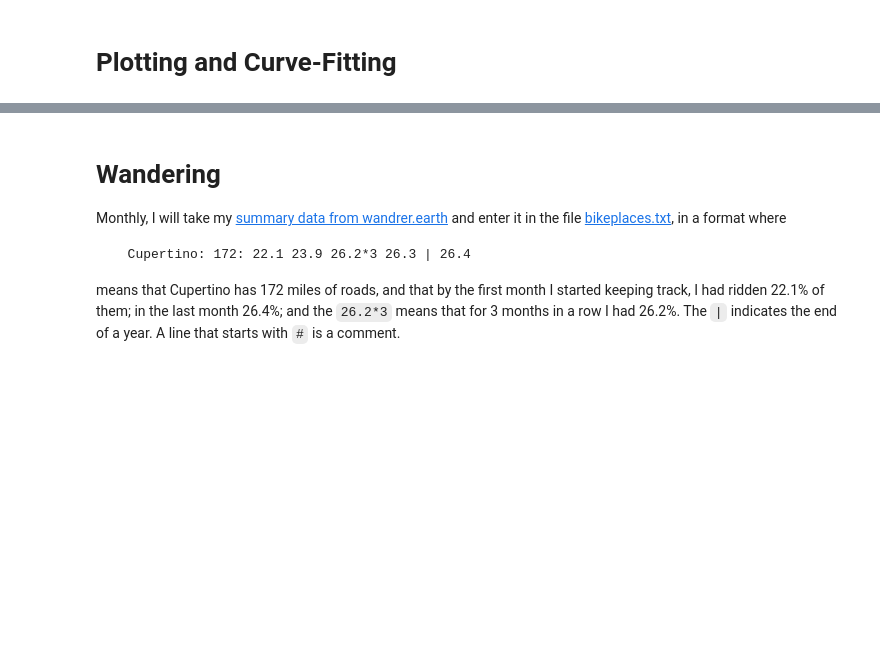
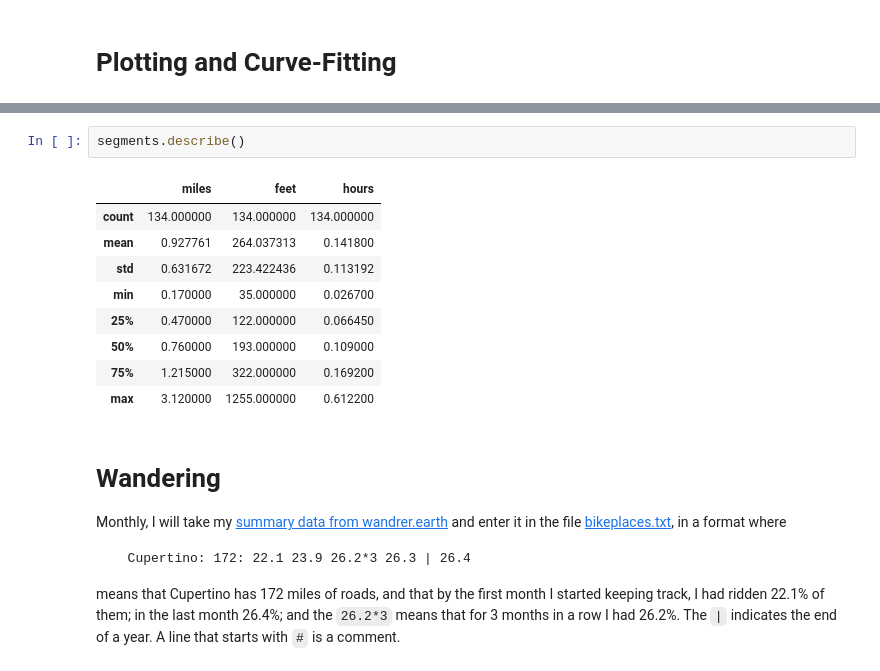
Before and after one commit to norvig/pytudes, a Jupyter notebook: ipynb/BikeCode.ipynb, the cells around one changed output, grey strips where cells are left out. Drawn from its saved outputs; the diff is of its cells as text; blank space fills up the shorter version.

```diff
--- a/ipynb/BikeCode.ipynb
+++ b/ipynb/BikeCode.ipynb
@@ -112,3 +162,15 @@ def estimate(dist, climb, mph=poly_fit(feet/miles, miles/hours, 2)) -> float:
+# %%
+segments.describe()
+# %% [output]
+|  | miles | feet | hours |
+| count | 134.000000 | 134.000000 | 134.000000 |
+| mean | 0.927761 | 264.037313 | 0.141800 |
+| std | 0.631672 | 223.422436 | 0.113192 |
+| min | 0.170000 | 35.000000 | 0.026700 |
+| 25% | 0.470000 | 122.000000 | 0.066450 |
+| 50% | 0.760000 | 193.000000 | 0.109000 |
+| 75% | 1.215000 | 322.000000 | 0.169200 |
+| max | 3.120000 | 1255.000000 | 0.612200 |
 # %% [markdown]
 # Wandering
 
```
Also changed, not shown: parts of 7 cells of this notebook, 2 other files.
